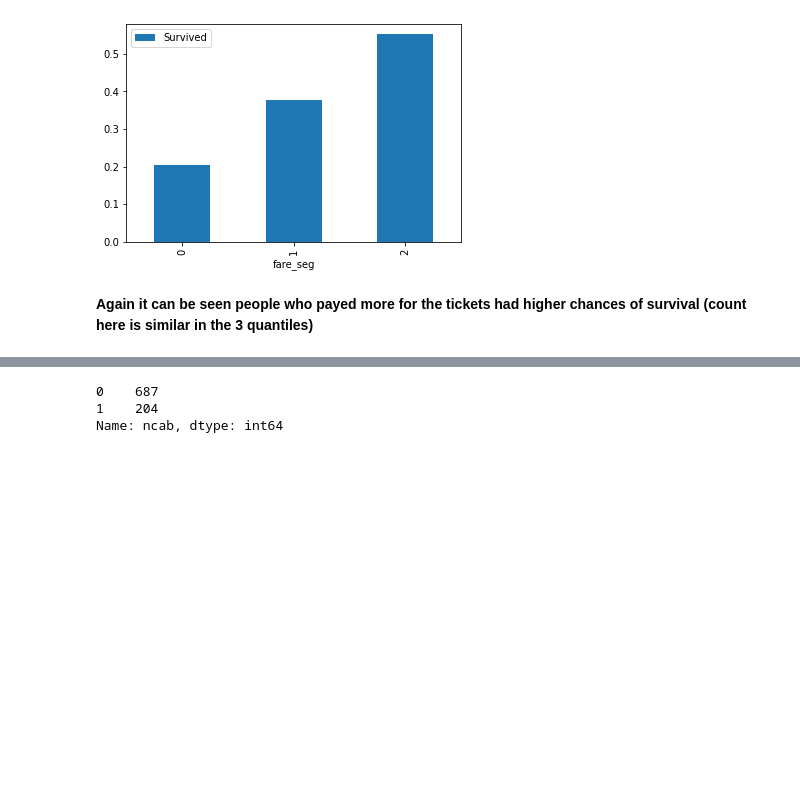
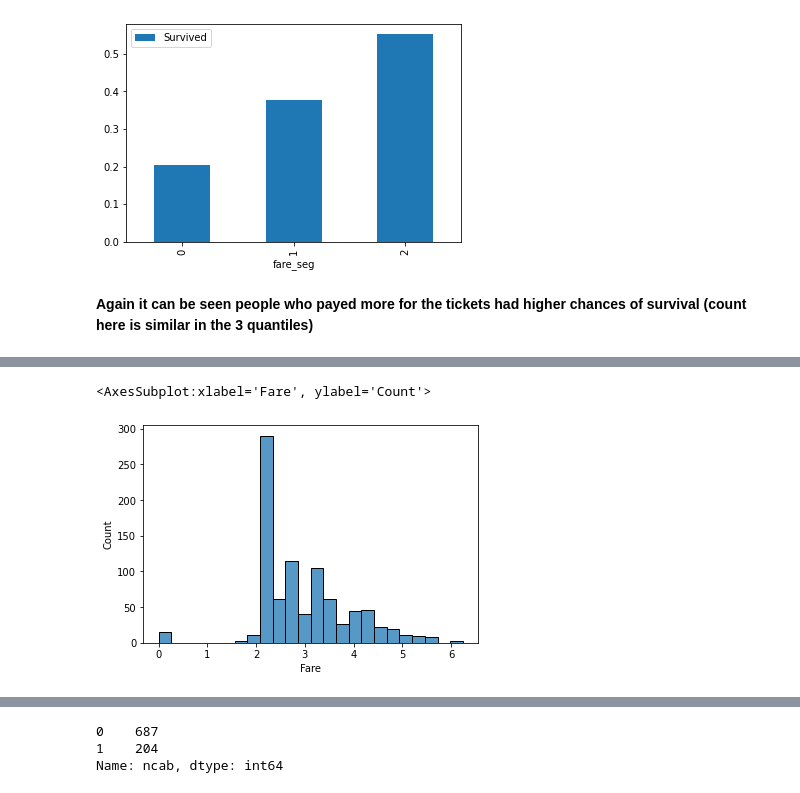
Before and after one commit to mayanksinghkgp/Mini_Projects, a Jupyter notebook: Machine_learning_form_disaster/titanic_prediction.ipynb, the cells around one changed output, grey strips where cells are left out. Cells and saved outputs as stored; diff of their text form; code cells hidden in the pictures; blank space fills up the shorter version.

```diff
--- a/Machine_learning_form_disaster/titanic_prediction.ipynb
+++ b/Machine_learning_form_disaster/titanic_prediction.ipynb
@@ -169,3 +169,9 @@ df1[df1.Fare >= 400] #super high fare all survived
 | 258 | 259 | 1 | 1 | Ward, Miss. Anna | female | 35.0 | 0 | 0 | PC 17755 | 512.3292 | ... |
 | 679 | 680 | 1 | 1 | Cardeza, Mr. Thomas Drake Martinez | male | 36.0 | 0 | 1 | PC 17755 | 512.3292 | ... |
 | 737 | 738 | 1 | 1 | Lesurer, Mr. Gustave J | male | 35.0 | 0 | 0 | PC 17755 | 512.3292 | ... |
+# %%
+df1.Fare = np.log(df1.Fare+1)
+sns.histplot(df1.Fare)
+# %% [output]
+<AxesSubplot:xlabel='Fare', ylabel='Count'>
+[figure, added]
```
Also changed, not shown: parts of 17 cells of this notebook.
